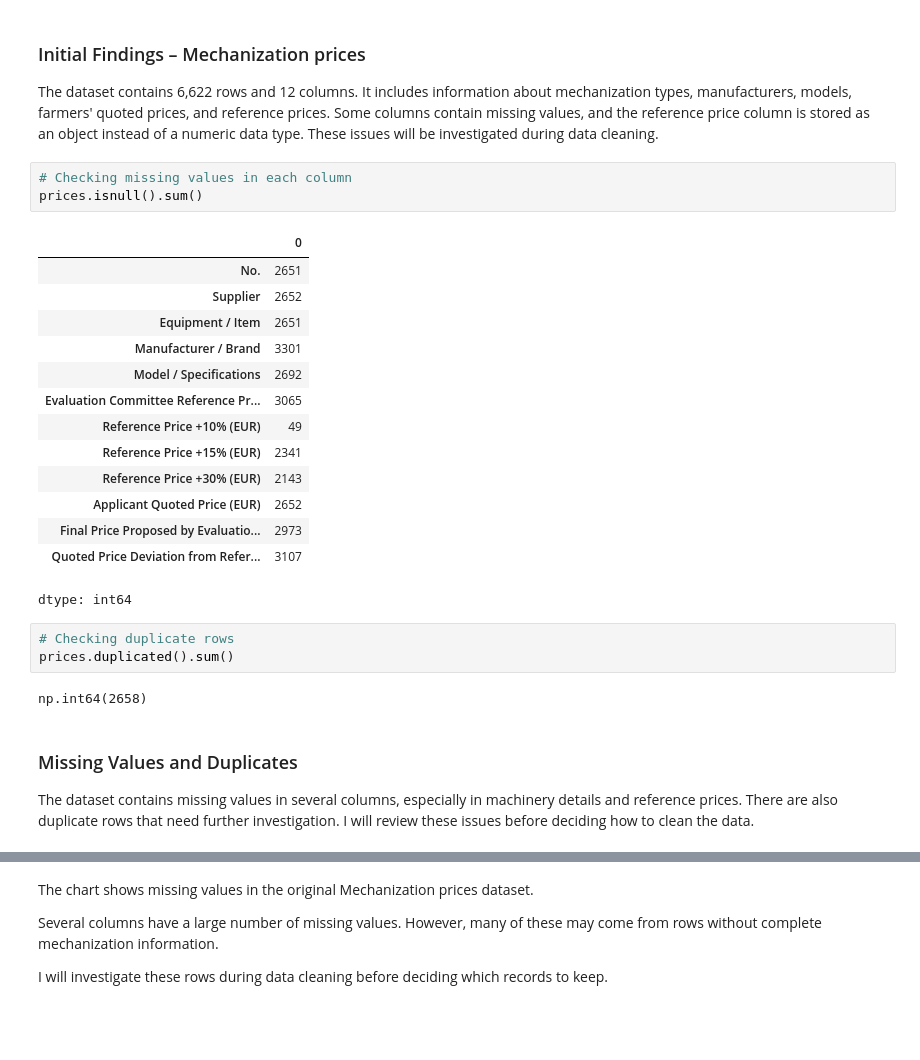
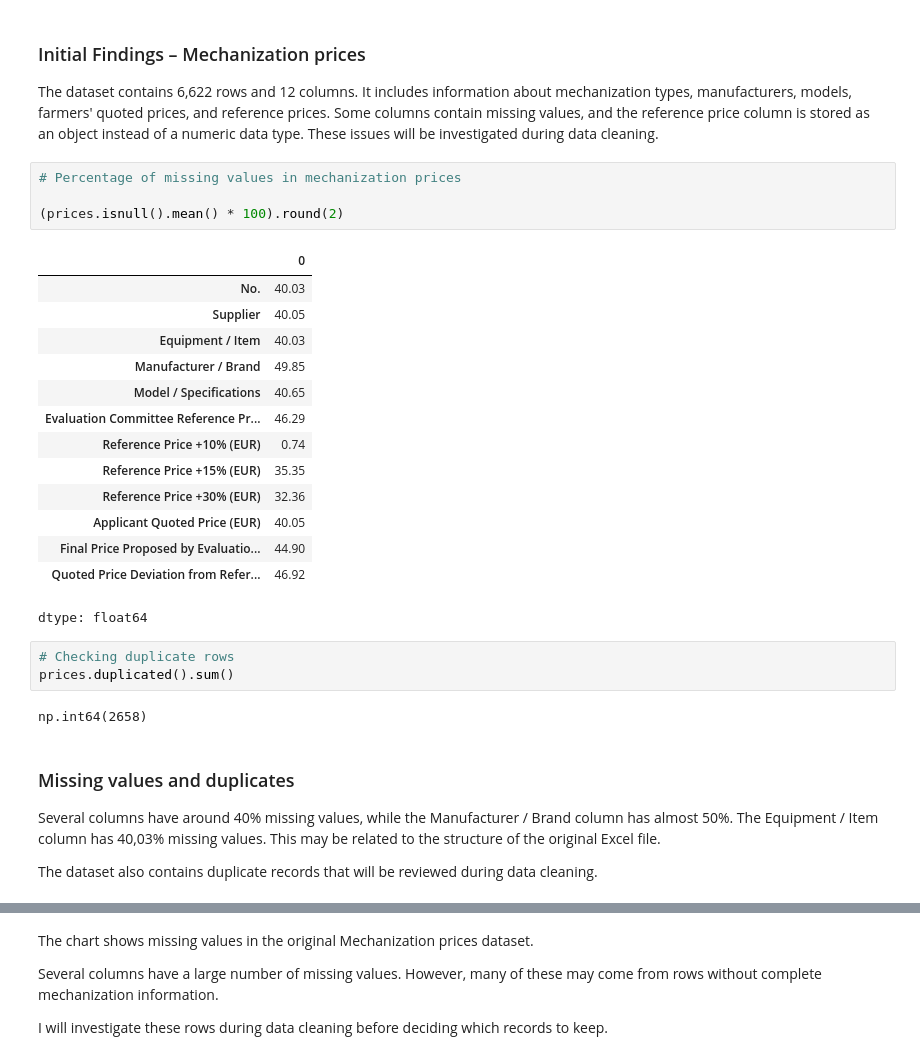
Before and after one commit to milatovicdanka90-maker/dsb_capstone, a Jupyter notebook: 01_EDA.ipynb, the cells around one changed output, grey strips where cells are left out. Saved outputs shown, nothing was run; the diff lists cells and outputs as text; blank space fills up the shorter version.

```diff
--- a/01_EDA.ipynb
+++ b/01_EDA.ipynb
@@ -92,30 +131,33 @@ prices.describe()
 
 The dataset contains 6,622 rows and 12 columns. It includes information about mechanization types, manufacturers, models, farmers' quoted prices, and reference prices. Some columns contain missing values, and the reference price column is stored as an object instead of a numeric data type. These issues will be investigated during data cleaning.
 # %%
-# Checking missing values in each column
-prices.isnull().sum()
+# Percentage of missing values in mechanization prices
+
+(prices.isnull().mean() * 100).round(2)
 # %% [output]
 |  | 0 |
-| No. | 2651 |
-| Supplier | 2652 |
-| Equipment / Item | 2651 |
-| Manufacturer / Brand | 3301 |
-| Model / Specifications | 2692 |
-| Evaluation Committee Reference Pr... | 3065 |
-| Reference Price +10% (EUR) | 49 |
-| Reference Price +15% (EUR) | 2341 |
-| Reference Price +30% (EUR) | 2143 |
-| Applicant Quoted Price (EUR) | 2652 |
-| Final Price Proposed by Evaluatio... | 2973 |
-| Quoted Price Deviation from Refer... | 3107 |
+| No. | 40.03 |
+| Supplier | 40.05 |
+| Equipment / Item | 40.03 |
+| Manufacturer / Brand | 49.85 |
+| Model / Specifications | 40.65 |
+| Evaluation Committee Reference Pr... | 46.29 |
+| Reference Price +10% (EUR) | 0.74 |
+| Reference Price +15% (EUR) | 35.35 |
+| Reference Price +30% (EUR) | 32.36 |
+| Applicant Quoted Price (EUR) | 40.05 |
+| Final Price Proposed by Evaluatio... | 44.90 |
+| Quoted Price Deviation from Refer... | 46.92 |
-dtype: int64
+dtype: float64
 # %%
 # Checking duplicate rows
 prices.duplicated().sum()
 # %% [output]
 np.int64(2658)
-# %% [markdown]
-### Missing Values and Duplicates
-
-The dataset contains missing values in several columns, especially in machinery details and reference prices. There are also duplicate rows that need further investigation. I will review these issues before deciding how to clean the data.
+# %% [markdown]
+### Missing values and duplicates
+
+Several columns have around 40% missing values, while the Manufacturer / Brand column has almost 50%. The Equipment / Item column has 40,03% missing values. This may be related to the structure of the original Excel file.
+
+The dataset also contains duplicate records that will be reviewed during data cleaning.
 # %%
```
Also changed, not shown: parts of 8 cells of this notebook.
